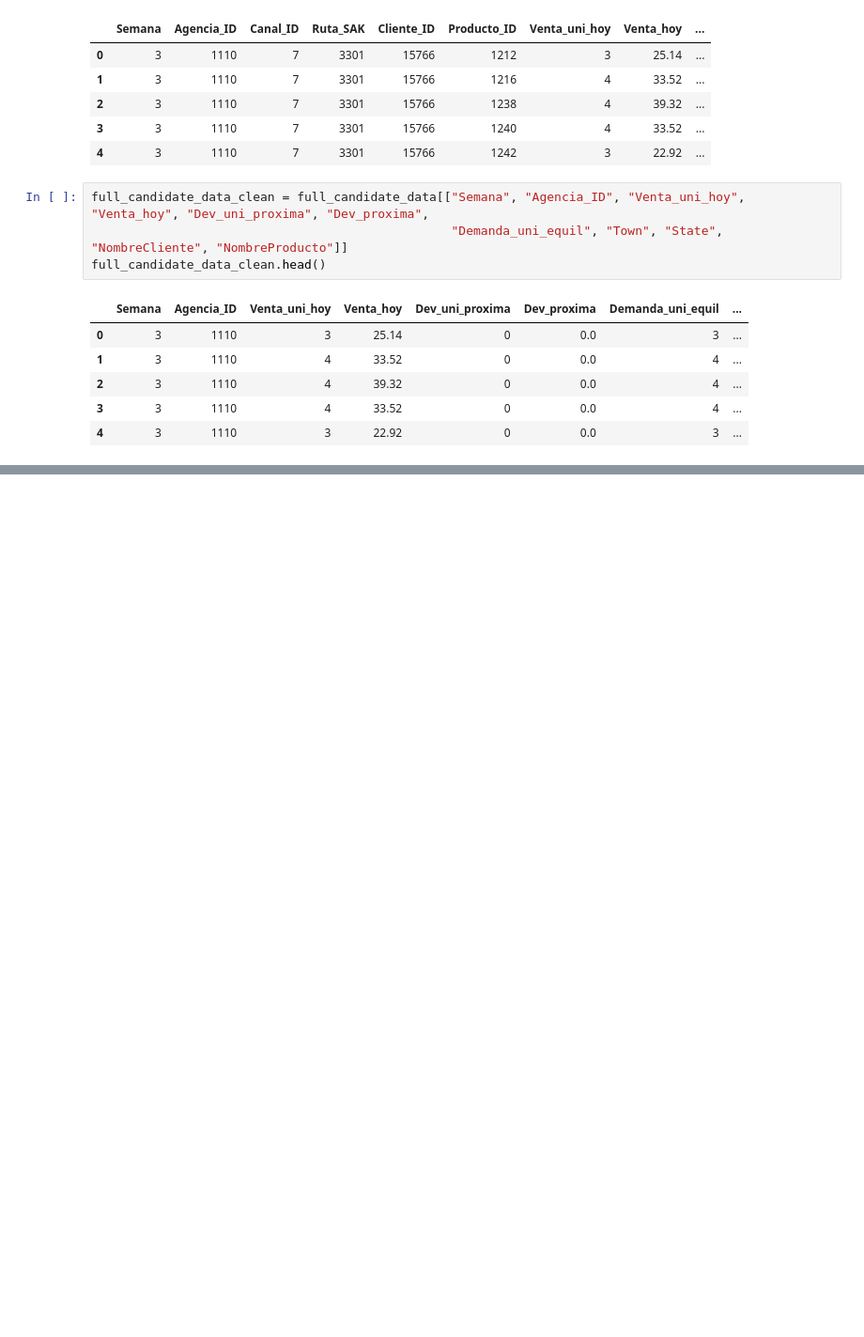
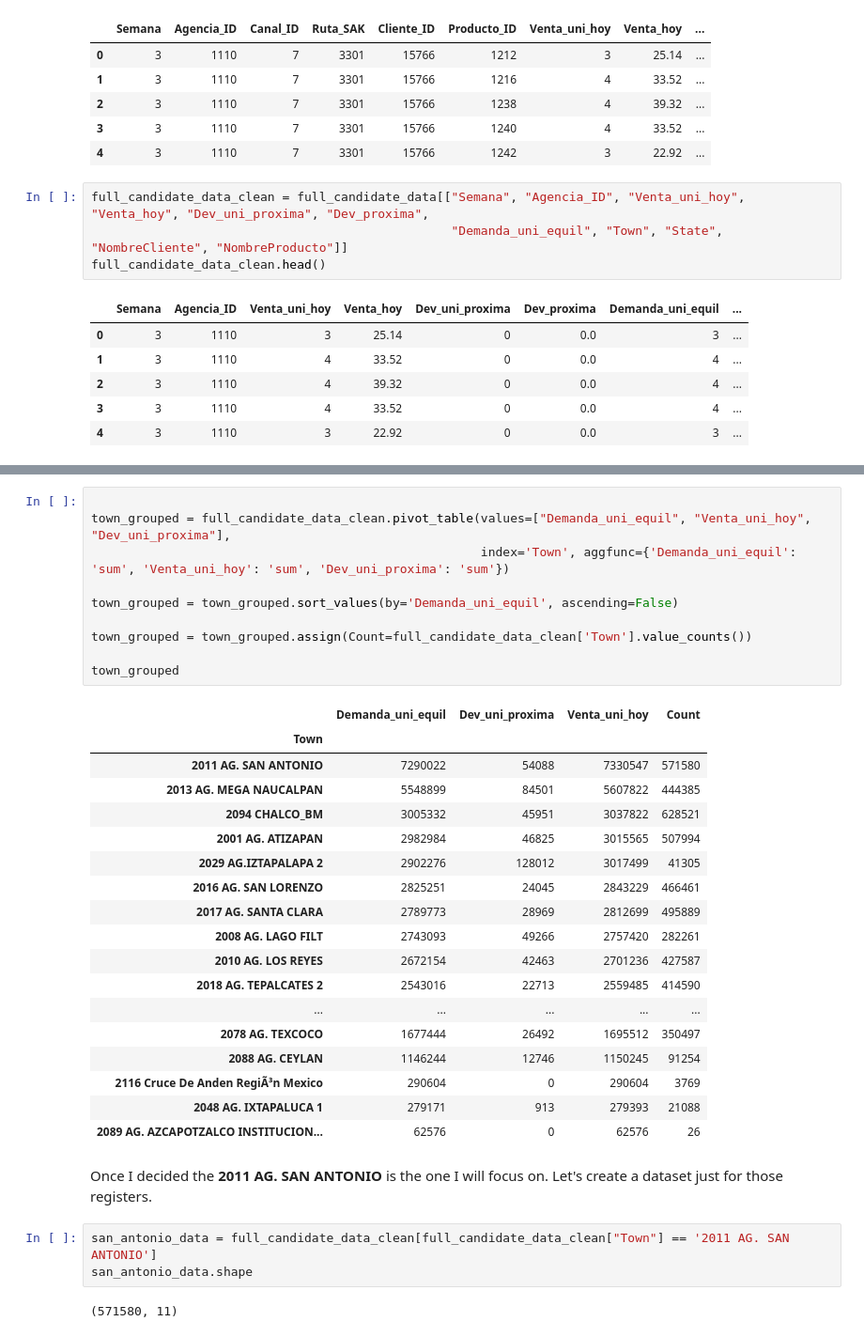
Before and after one commit to The-carlos/meli_assessment, a Jupyter notebook: main.ipynb, the cells around one changed output, grey strips where cells are left out. Shown at 94% size. Saved outputs shown, nothing was run; the diff lists cells and outputs as text; blank space fills up the shorter version.

```diff
--- a/main.ipynb
+++ b/main.ipynb
@@ -514,0 +528,36 @@ ValueError: Image size of 1638x643335 pixels is too large. It must be less than
+# %%
+
+town_grouped = full_candidate_data_clean.pivot_table(values=["Demanda_uni_equil", "Venta_uni_hoy", "Dev_uni_proxima"],
+                                                     index='Town', aggfunc={'Demanda_uni_equil': 'sum', 'Venta_uni_hoy': 'sum', 'Dev_uni_proxima': 'sum'})
+
+town_grouped = town_grouped.sort_values(by='Demanda_uni_equil', ascending=False)
+
+town_grouped = town_grouped.assign(Count=full_candidate_data_clean['Town'].value_counts())
+
+town_grouped
+# %% [output]
+|  | Demanda_uni_equil | Dev_uni_proxima | Venta_uni_hoy | Count |
+| Town |  |  |  |  |
+| 2011 AG. SAN ANTONIO | 7290022 | 54088 | 7330547 | 571580 |
+| 2013 AG. MEGA NAUCALPAN | 5548899 | 84501 | 5607822 | 444385 |
+| 2094 CHALCO_BM | 3005332 | 45951 | 3037822 | 628521 |
+| 2001 AG. ATIZAPAN | 2982984 | 46825 | 3015565 | 507994 |
+| 2029 AG.IZTAPALAPA 2 | 2902276 | 128012 | 3017499 | 41305 |
+| 2016 AG. SAN LORENZO | 2825251 | 24045 | 2843229 | 466461 |
+| 2017 AG. SANTA CLARA | 2789773 | 28969 | 2812699 | 495889 |
+| 2008 AG. LAGO FILT | 2743093 | 49266 | 2757420 | 282261 |
+| 2010 AG. LOS REYES | 2672154 | 42463 | 2701236 | 427587 |
+| 2018 AG. TEPALCATES 2 | 2543016 | 22713 | 2559485 | 414590 |
+| ... | ... | ... | ... | ... |
+| 2078 AG. TEXCOCO | 1677444 | 26492 | 1695512 | 350497 |
+| 2088 AG. CEYLAN | 1146244 | 12746 | 1150245 | 91254 |
+| 2116 Cruce De Anden RegiÃ³n Mexico | 290604 | 0 | 290604 | 3769 |
+| 2048 AG. IXTAPALUCA 1 | 279171 | 913 | 279393 | 21088 |
+| 2089 AG. AZCAPOTZALCO INSTITUCION... | 62576 | 0 | 62576 | 26 |
+# %% [markdown]
+Once I decided the **2011 AG. SAN ANTONIO** is the one I will focus on. Let's create a dataset just for those registers.
+# %%
+san_antonio_data = full_candidate_data_clean[full_candidate_data_clean["Town"] == '2011 AG. SAN ANTONIO']
+san_antonio_data.shape
+# %% [output]
+(571580, 11)
```
Also changed, not shown: parts of 6 cells of this notebook.
